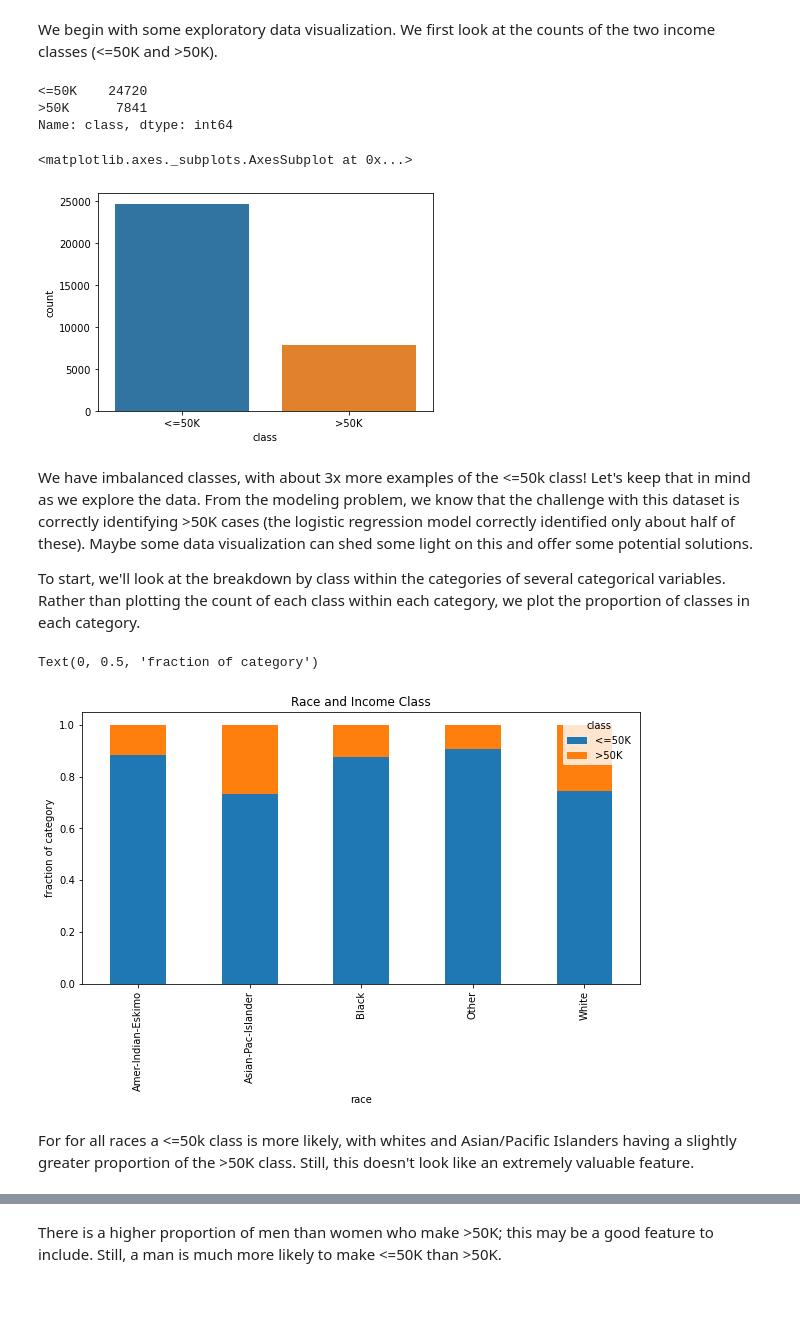
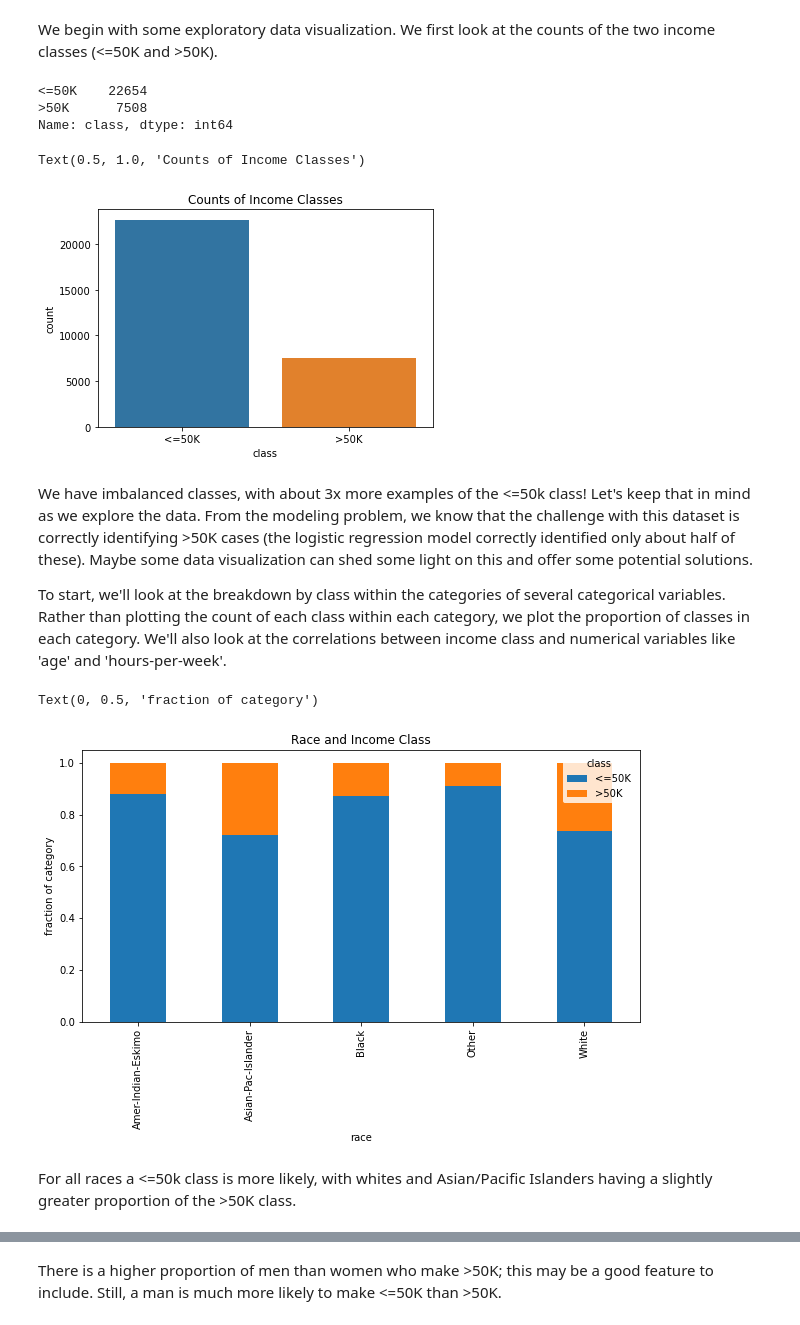
Before and after one commit to majorminus66/50K-Data-Project, a Jupyter notebook: 50K Project - Segmentation Study.ipynb, the cells around one changed output, grey strips where cells are left out. Drawn from its saved outputs; the diff is of its cells as text; code cells hidden in the pictures; blank space fills up the shorter version.

```diff
--- a/50K Project - Segmentation Study.ipynb
+++ b/50K Project - Segmentation Study.ipynb
@@ -15,6 +15,10 @@ from sklearn.ensemble import RandomForestClassifier
 We start by importing the data.
 # %%
 df_train = pd.read_csv('au_train.csv', skipinitialspace = True)
+
+#Remove all entries with '?'
+indices_to_drop = np.where(df_train =='?')[0]
+df_train = df_train.drop(indices_to_drop)
 # %% [markdown]
 Let's take a quick look at that dataframe:
 # %%
@@ -54,17 +58,18 @@ We first look at the counts of the two income classes (<=50K and >50K).
 # %%
 print(df_train['class'].value_counts())
 sns.set_context(rc = {'patch.linewidth': 0.0})
 sns.countplot(x="class", data=df_train)
+plt.title('Counts of Income Classes')
 # %% [output]
-<=50K    24720
->50K      7841
+<=50K    22654
+>50K      7508
 Name: class, dtype: int64
-<matplotlib.axes._subplots.AxesSubplot at 0x...>
+Text(0.5, 1.0, 'Counts of Income Classes')
-[figure, old version]
+[figure, new version]
 # %% [markdown]
 We have imbalanced classes, with about 3x more examples of the <=50k class! Let's keep that in mind as we explore the data. From the modeling problem, we know that the challenge with this dataset is correctly identifying >50K cases (the logistic regression model correctly identified only about half of these). Maybe some data visualization can shed some light on this and offer some potential solutions.
 
-To start, we'll look at the breakdown by class within the categories of several categorical variables. Rather than plotting the count of each class within each category, we plot the proportion of classes in each category.
+To start, we'll look at the breakdown by class within the categories of several categorical variables. Rather than plotting the count of each class within each category, we plot the proportion of classes in each category. We'll also look at the correlations between income class and numerical variables like 'age' and 'hours-per-week'.
 # %%
 #race and income class
 table=pd.crosstab(df_train['race'], df_train['class'])
@@ -73,9 +78,9 @@ plt.title('Race and Income Class')
 plt.ylabel('fraction of category')
 # %% [output]
 Text(0, 0.5, 'fraction of category')
-[figure, old version]
+[figure, new version]
 # %% [markdown]
-For for all races a <=50k class is more likely, with whites and Asian/Pacific Islanders having a slightly greater proportion of the >50K class. Still, this doesn't look like an extremely valuable feature.
+For all races a <=50k class is more likely, with whites and Asian/Pacific Islanders having a slightly greater proportion of the >50K class.
 # %%
 #occupation and income class
 table=pd.crosstab(df_train['occupation'], df_train['class'])
```
Also changed, not shown: parts of 15 cells of this notebook.
